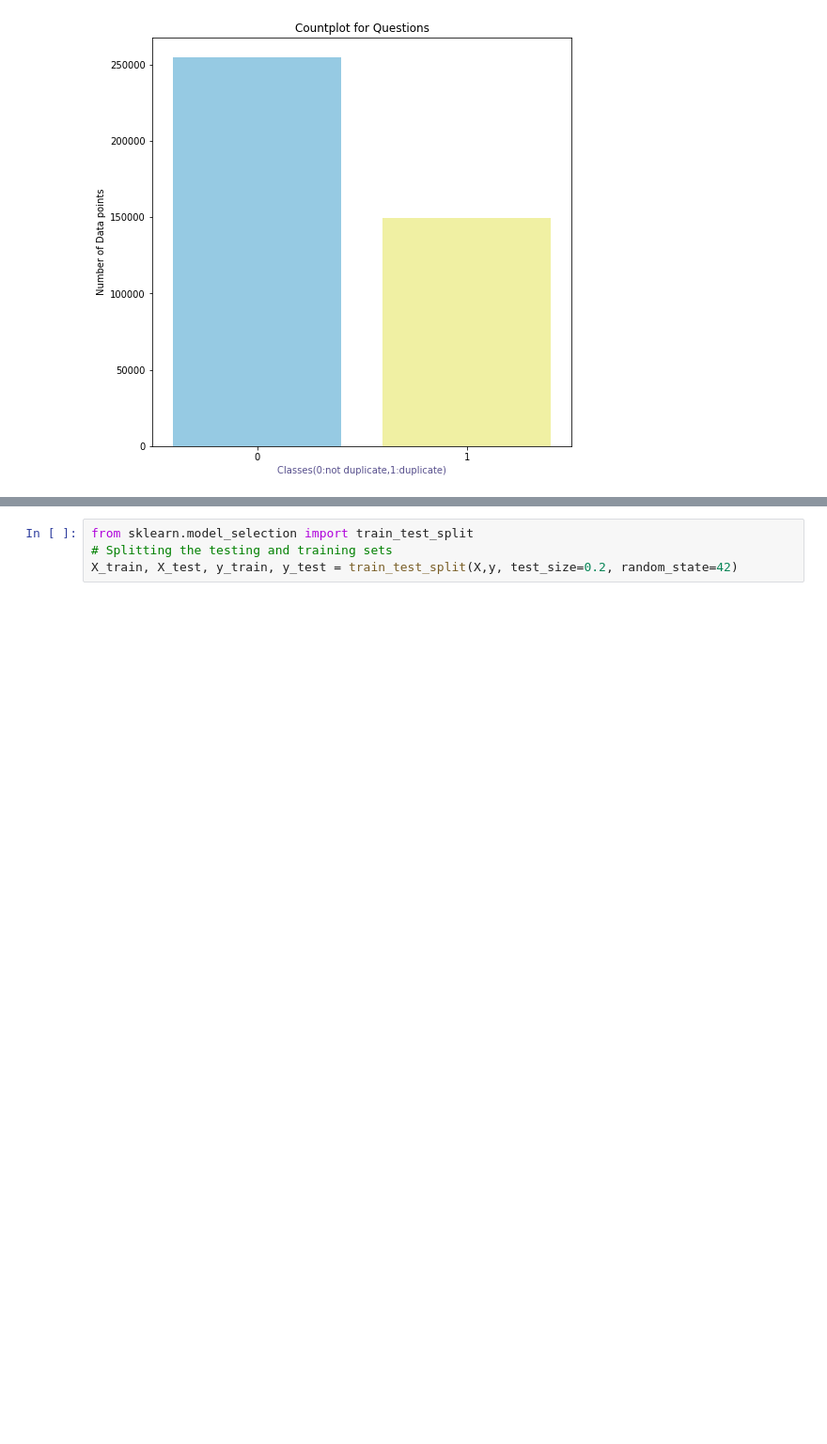
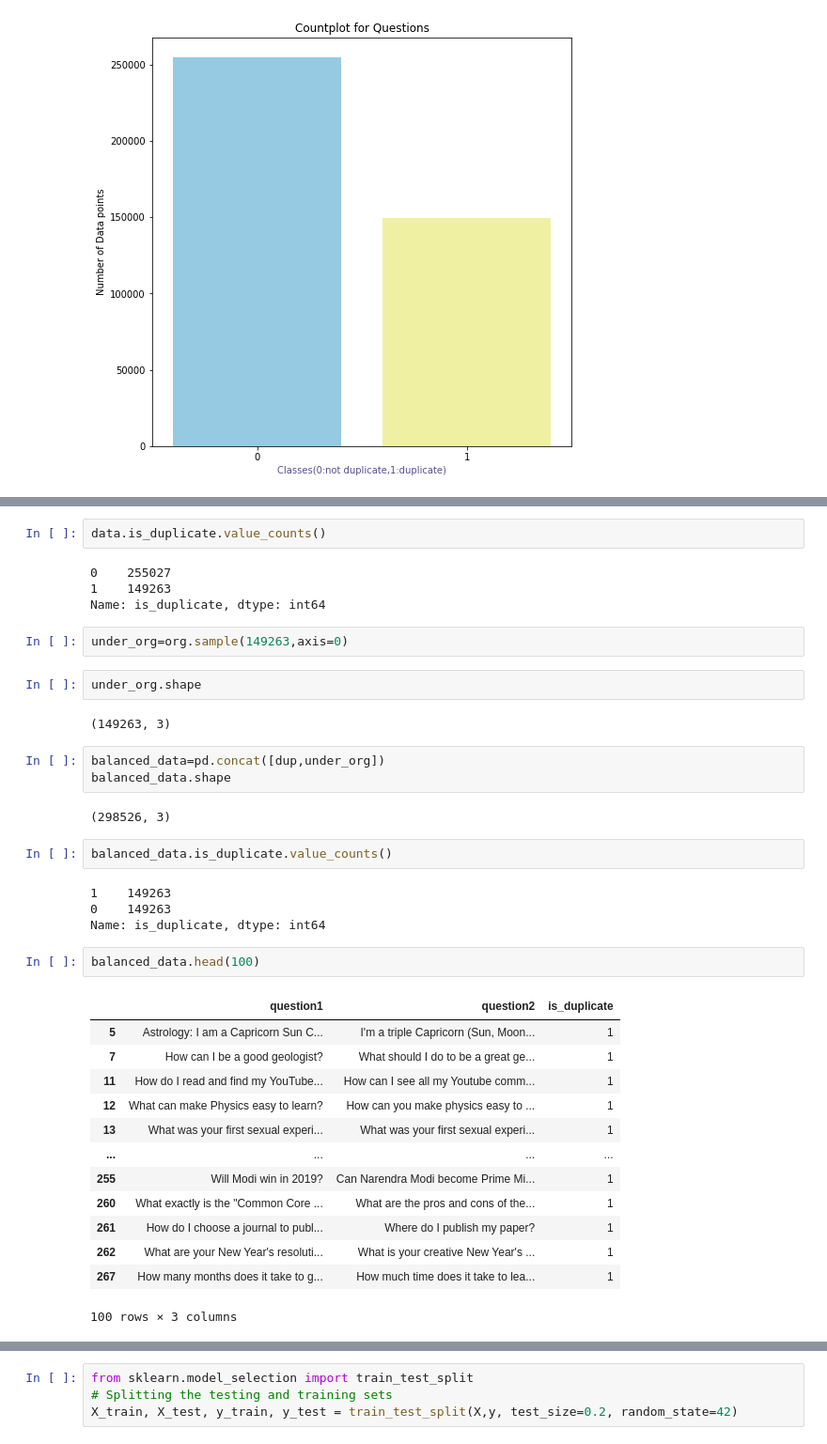
Before and after one commit to Annmariyaclarine/Project-similar-question-detection, a Jupyter notebook: main.ipynb, the cells around one changed output, grey strips where cells are left out. Shown: that part at 94% size. Drawn from its saved outputs; the diff is of its cells as text; blank space fills up the shorter version.

```diff
--- a/main.ipynb
+++ b/main.ipynb
@@ -93,0 +111,39 @@ Text(0, 0.5, 'Number of Data points')
+# %%
+data.is_duplicate.value_counts()
+# %% [output]
+0    255027
+1    149263
+Name: is_duplicate, dtype: int64
+# %%
+under_org=org.sample(149263,axis=0)
+# %%
+under_org.shape
+# %% [output]
+(149263, 3)
+# %%
+balanced_data=pd.concat([dup,under_org])
+balanced_data.shape
+# %% [output]
+(298526, 3)
+# %%
+balanced_data.is_duplicate.value_counts()
+# %% [output]
+1    149263
+0    149263
+Name: is_duplicate, dtype: int64
+# %%
+balanced_data.head(100)
+# %% [output]
+|  | question1 | question2 | is_duplicate |
+| 5 | Astrology: I am a Capricorn Sun C... | I'm a triple Capricorn (Sun, Moon... | 1 |
+| 7 | How can I be a good geologist? | What should I do to be a great ge... | 1 |
+| 11 | How do I read and find my YouTube... | How can I see all my Youtube comm... | 1 |
+| 12 | What can make Physics easy to learn? | How can you make physics easy to ... | 1 |
+| 13 | What was your first sexual experi... | What was your first sexual experi... | 1 |
+| ... | ... | ... | ... |
+| 255 | Will Modi win in 2019? | Can Narendra Modi become Prime Mi... | 1 |
+| 260 | What exactly is the "Common Core ... | What are the pros and cons of the... | 1 |
+| 261 | How do I choose a journal to publ... | Where do I publish my paper? | 1 |
+| 262 | What are your New Year's resoluti... | What is your creative New Year's ... | 1 |
+| 267 | How many months does it take to g... | How much time does it take to lea... | 1 |
+100 rows × 3 columns
```
Also changed, not shown: parts of 26 cells of this notebook.
